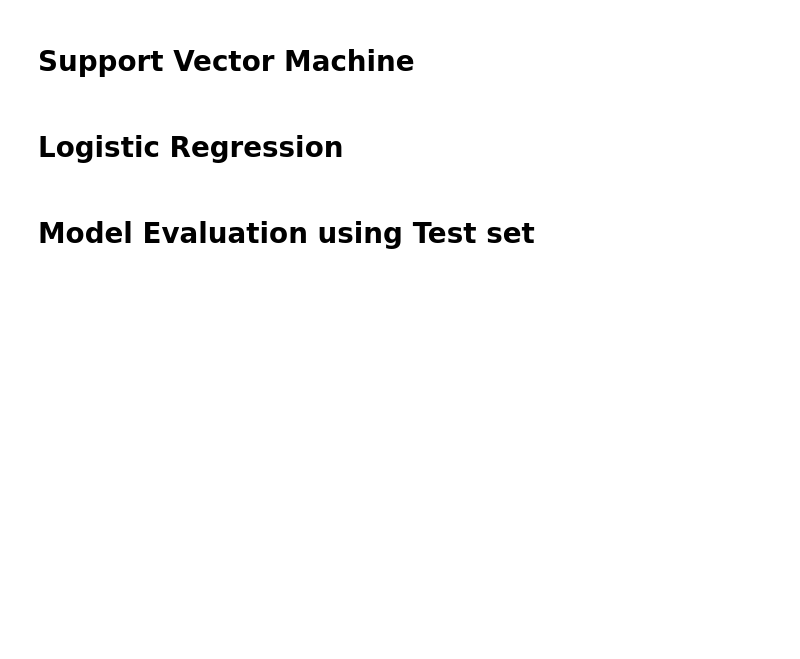
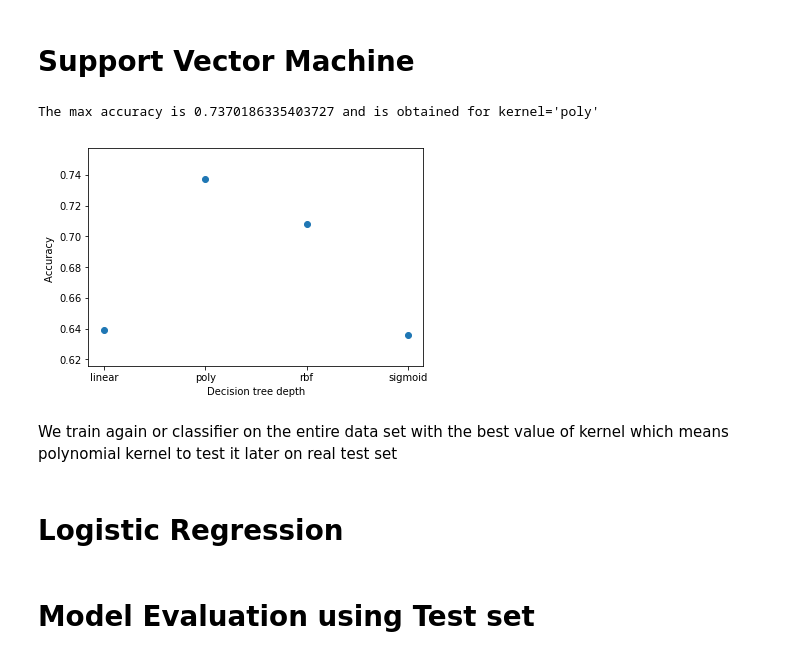
Before and after one commit to caroline-collet/coursera-capstone-project, a Jupyter notebook: the-best-classifier-final-project.ipynb, the cells around one changed output. Drawn from its saved outputs; the diff is of its cells as text; code cells hidden in the pictures; blank space fills up the shorter version.

```diff
--- a/the-best-classifier-final-project.ipynb
+++ b/the-best-classifier-final-project.ipynb
@@ -351,0 +355,20 @@ plt.show()
+# %%
+kernels = ['linear', 'poly', 'rbf', 'sigmoid']
+mean_acc_svm = np.zeros((len(kernels)))
+for i, kernel in enumerate(kernels):
+    loan_svm = svm.SVC(kernel=kernel, gamma='scale')
+    scores = cross_val_score(loan_svm, X, y, cv=5, scoring='accuracy')
+    mean_acc_svm[i] = scores.mean()
+
+print(f"The max accuracy is {mean_acc_svm.max()} and is obtained for kernel='{kernels[mean_acc_svm.argmax()]}'")
+# %% [output]
+The max accuracy is 0.7370186335403727 and is obtained for kernel='poly'
+# %%
+plt.scatter(kernels, mean_acc_svm)
+plt.ylabel('Accuracy ')
+plt.xlabel('Decision tree depth')
+plt.show()
+# %% [output]
+[figure, added]
+# %% [markdown]
+We train again or classifier on the entire data set with the best value of kernel which means polynomial kernel to test it later on real test set
```
Also changed, not shown: parts of 9 cells of this notebook.
